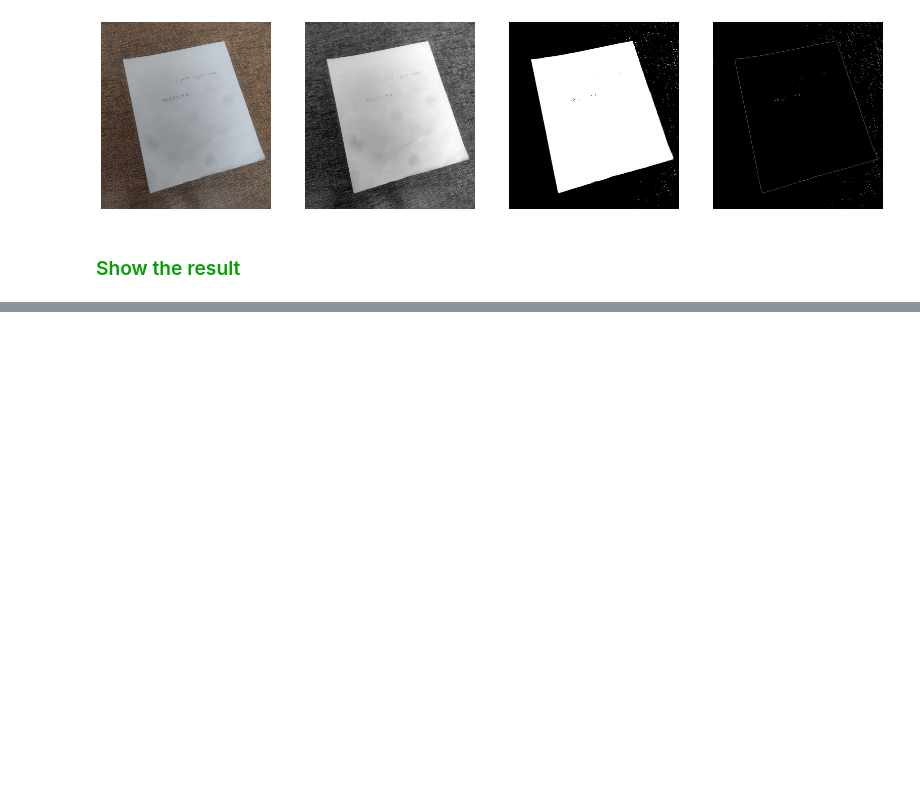
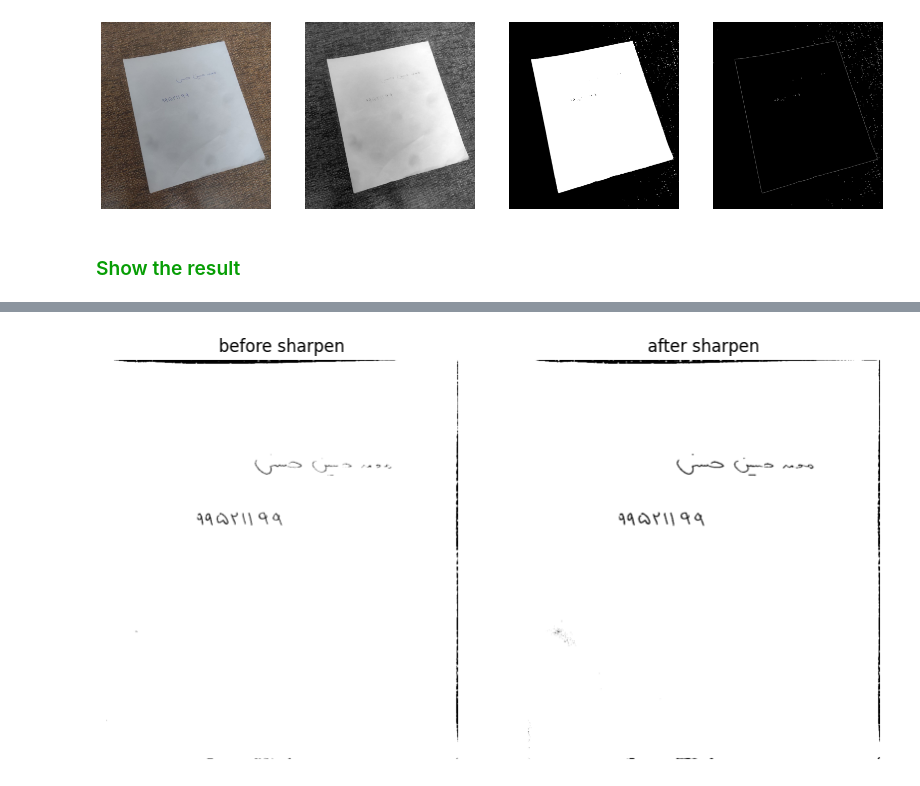
Before and after one commit to mhhasani/computer-vision, a Jupyter notebook: HW3/Q4.ipynb, the cells around one changed output, grey strips where cells are left out. Cells and saved outputs as stored; diff of their text form; code cells hidden in the pictures; blank space fills up the shorter version.

```diff
--- a/HW3/Q4.ipynb
+++ b/HW3/Q4.ipynb
@@ -107,0 +109,25 @@ plt.show()
+# %%
+# Apply Gaussian blur to the image
+blurred = cv2.GaussianBlur(warped, (5, 5), 0)
+
+# Sharpen the image
+kernel = np.array([[-1,-1,-1], [-1,9,-1], [-1,-1,-1]])
+sharpened = cv2.filter2D(blurred, -1, kernel)
+
+# convert to gray and set value grate than 127 to 255 and less than 127 to 0
+ret, thresh = cv2.threshold(sharpened, 127, 255, cv2.THRESH_BINARY)
+
+# convert to gray
+sharpened_gray_image = cv2.cvtColor(thresh, cv2.COLOR_BGR2GRAY)
+
+# Display the results
+plt.figure(figsize=(10, 10))
+plt.subplot(1, 2, 1)
+plt.title('before sharpen')
+imshow(gray_image)
+plt.subplot(1, 2, 2)
+plt.title('after sharpen')
+imshow(sharpened_gray_image)
+plt.show()
+# %% [output]
+[figure, added]
```
Also changed, not shown: parts of 1 cell of this notebook.
